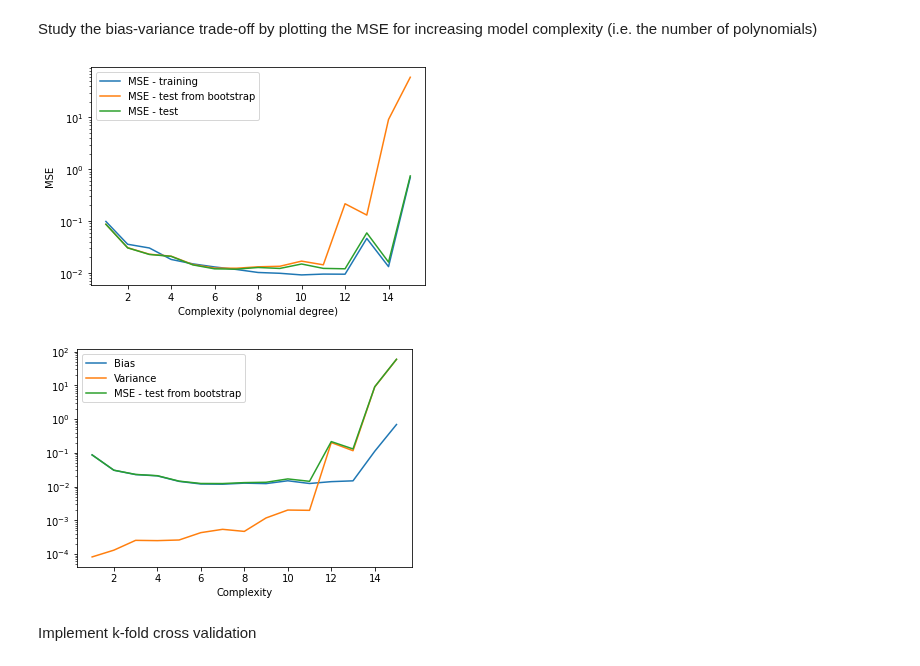
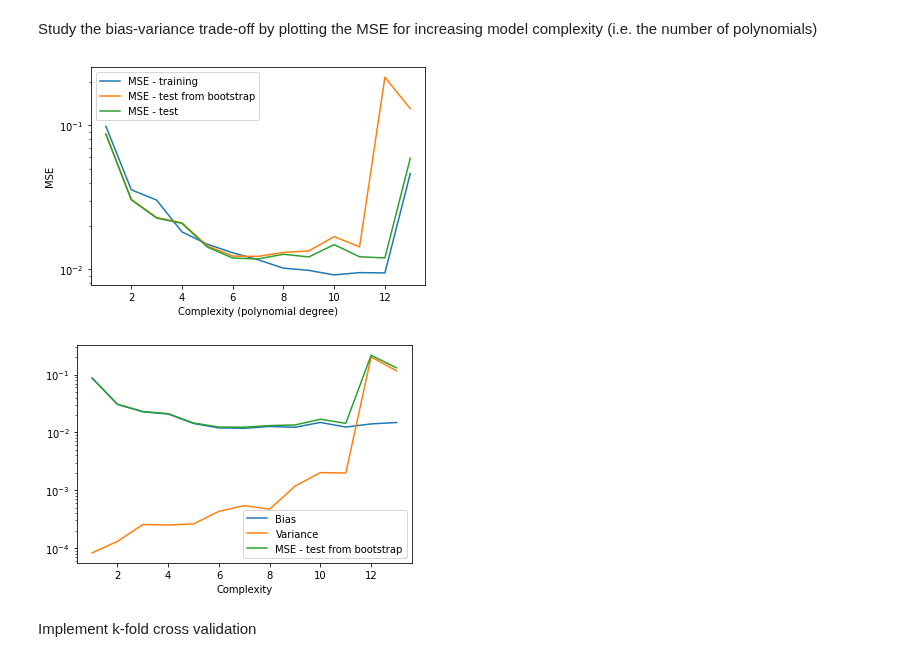
Before and after one commit to tellefs/ML-projects, a Jupyter notebook: project1/project1.ipynb, the cells around one changed output. Cells and saved outputs as stored; diff of their text form; code cells hidden in the pictures.

```diff
--- a/project1/project1.ipynb
+++ b/project1/project1.ipynb
@@ -111,7 +112,7 @@ Test MSE
 Study the bias-variance trade-off by plotting the MSE for increasing model complexity (i.e. the number of polynomials)
 # %%
 np.random.seed(47309275)
-max_degree = 15
+max_degree = 13
 n = 1000
 noise_factor = .1
 n_bootstraps = 100
@@ -159,35 +160,35 @@ for i in range(max_degree):
         beta = np.linalg.inv(X_train_resample.T @ X_train_resample) @ X_train_resample.T @ z_train_resample
         z_predicted_bootstrap[:, j] = X_test @ beta
         MSE_test_bootstrap_values[j] = MSE(z_test, z_predicted_bootstrap[:, j])
 
     MSE_test_bootstrap[i] = np.mean(MSE_test_bootstrap_values)
 
     bias[i] = np.mean( (z_test - np.mean(z_predicted_bootstrap, axis=1))**2 )
     variance[i] = np.mean(np.var(z_predicted_bootstrap, axis=1))
 
 plt.figure()
 plt.ylabel('MSE')
 plt.xlabel('Complexity (polynomial degree)')
 plt.plot(degree, MSE_train, label='MSE - training')
 plt.plot(degree, MSE_test_bootstrap, label='MSE - test from bootstrap')
 plt.plot(degree, MSE_test, label='MSE - test')
 plt.yscale('log')
 plt.legend()
 plt.savefig('figures/mse_test_training_bootstrap')
 plt.show()
 
 plt.figure()
 plt.xlabel('Complexity')
 plt.plot(degree, bias, label='Bias')
 plt.plot(degree, variance, label='Variance')
 plt.plot(degree, MSE_test_bootstrap, label='MSE - test from bootstrap')
 plt.yscale('log')
 plt.legend()
 plt.savefig('figures/bias_variande_tradeoff_bootstrap')
 plt.show()
 # %% [output]
-[figure, old version]
+[figure, new version]
-[figure, old version]
+[figure, new version]
 # %% [markdown]
 Implement k-fold cross validation
 # %%
```
Also changed, not shown: parts of 3 cells of this notebook.
